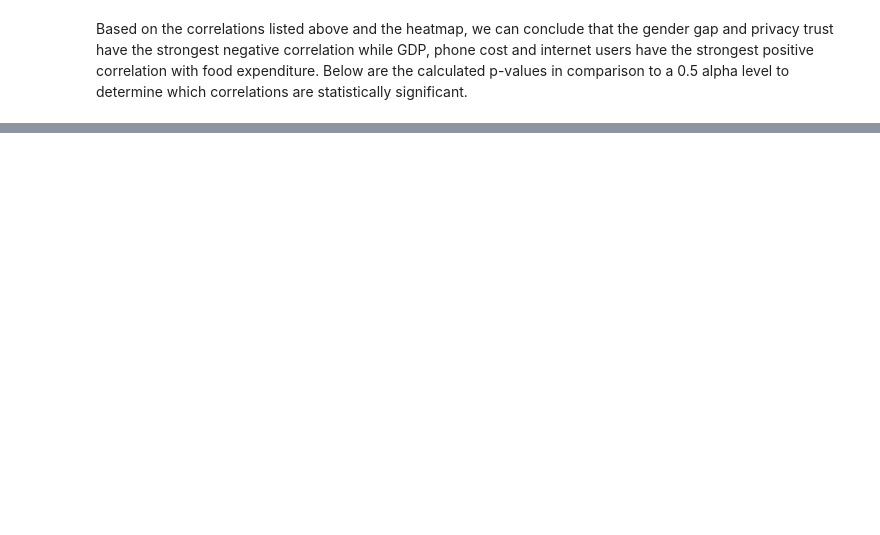
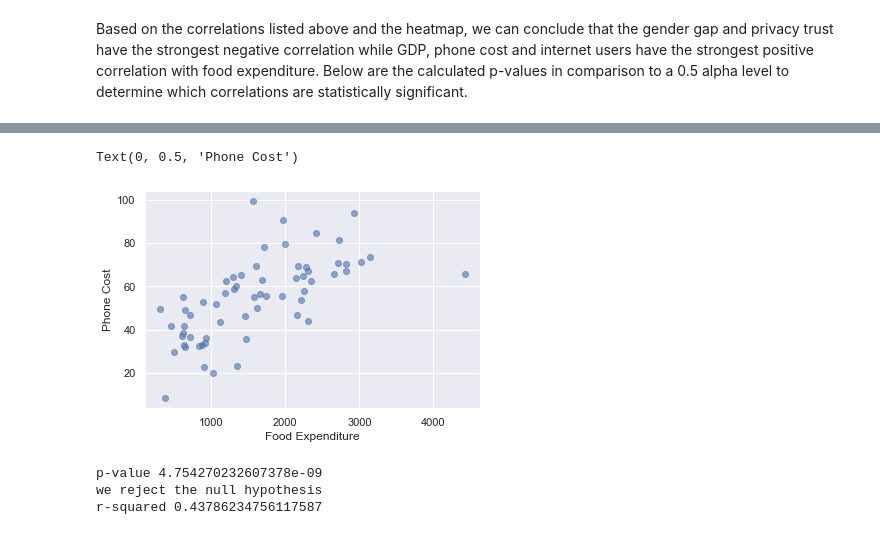
Before and after one commit to tklausner/info2950-project, a Jupyter notebook: INFO2950_Project.ipynb, the cells around one changed output, grey strips where cells are left out. Cells and saved outputs as stored; diff of their text form; code cells hidden in the pictures; blank space fills up the shorter version.

```diff
--- a/INFO2950_Project.ipynb
+++ b/INFO2950_Project.ipynb
@@ -433,0 +452,26 @@ we reject null hypothesis
+# %%
+#scatter plot for food expenditure and phone cost
+plt.scatter(data['food_expenditure'],data['phone_cost'], alpha=.6)
+plt.xlabel('Food Expenditure')
+plt.ylabel('Phone Cost')
+# %% [output]
+Text(0, 0.5, 'Phone Cost')
+[figure, added]
+# %%
+#linear regression for phone cost and food_expenditure
+phone_cost=data['phone_cost']
+
+lr =linregress(food_expend, phone_cost)
+
+pval = lr.pvalue
+print("p-value", pval)
+if pval <0.05:
+  print("we reject the null hypothesis")
+else:
+  print("we fail to reject the null hypothesis")
+rvalue=(lr.rvalue**2)
+print("r-squared", rvalue)
+# %% [output]
+p-value 4.754270232607378e-09
+we reject the null hypothesis
+r-squared 0.43786234756117587
```
Also changed, not shown: parts of 25 cells of this notebook.
